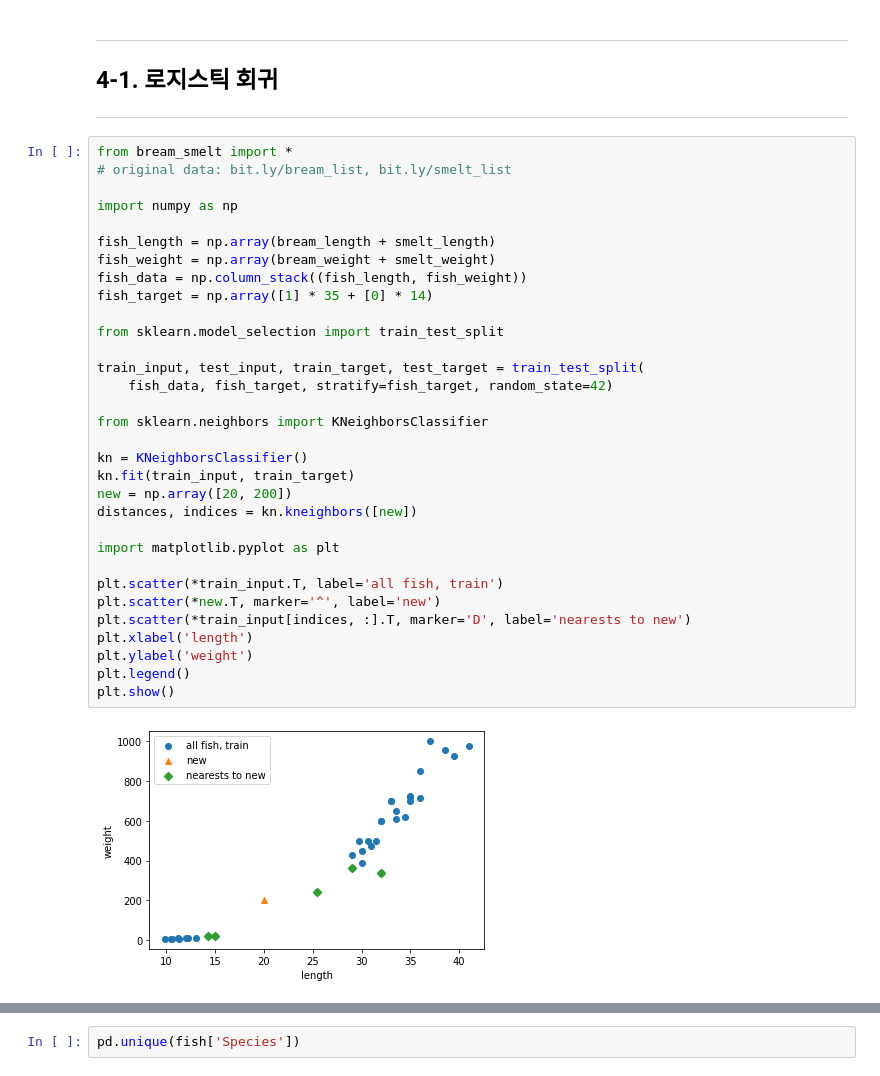
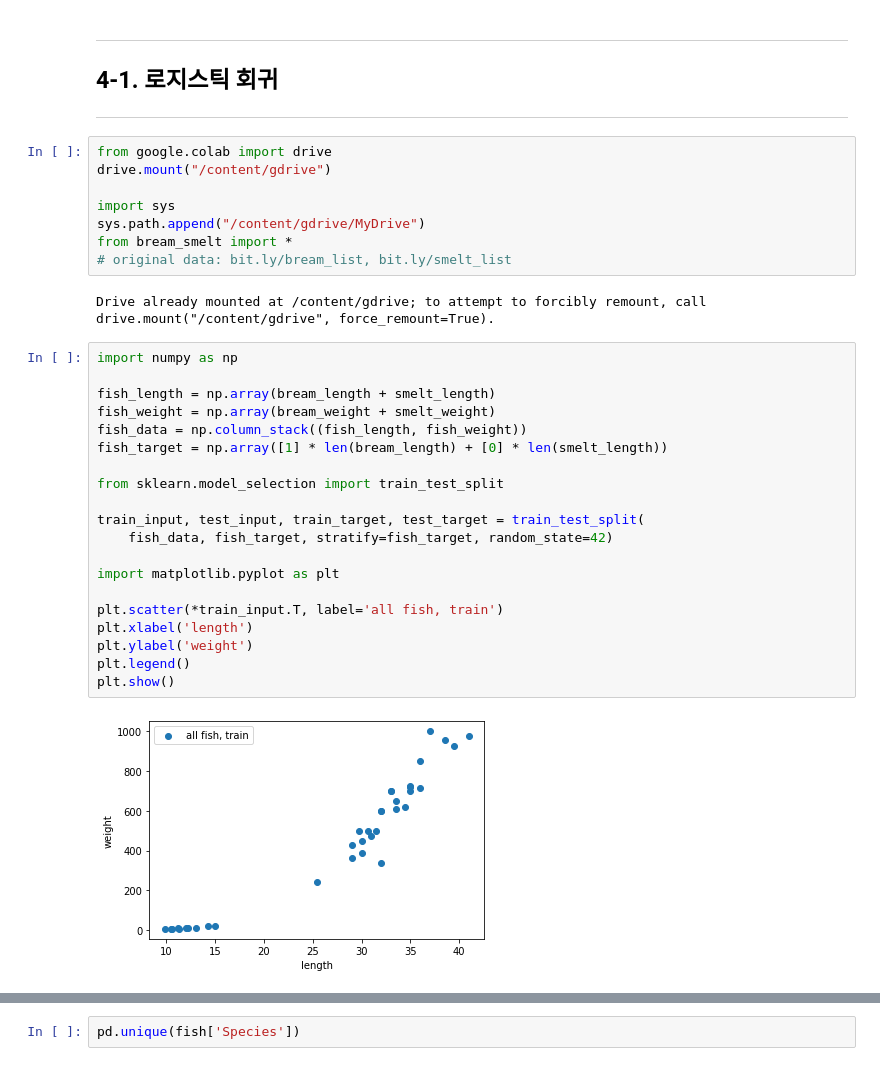
Before and after one commit to keizikang/self_study_mldl, a Jupyter notebook: 혼공머신_4장.ipynb, the cells around one changed output, grey strips where cells are left out. Saved outputs shown, nothing was run; the diff lists cells and outputs as text.

Commit message:
Colaboratory를 통해 생성됨

```diff
--- a/혼공머신_4장.ipynb
+++ b/혼공머신_4장.ipynb
@@ -7,37 +7,35 @@
 ## 4-1. 로지스틱 회귀
 
 ---
+# %%
+from google.colab import drive
+drive.mount("/content/gdrive")
+
+import sys
+sys.path.append("/content/gdrive/MyDrive")
+from bream_smelt import *
+# original data: bit.ly/bream_list, bit.ly/smelt_list
+# %% [output]
+Drive already mounted at /content/gdrive; to attempt to forcibly remount, call drive.mount("/content/gdrive", force_remount=True).
 # %%
-from bream_smelt import *
-# original data: bit.ly/bream_list, bit.ly/smelt_list
-
 import numpy as np
 
 fish_length = np.array(bream_length + smelt_length)
 fish_weight = np.array(bream_weight + smelt_weight)
 fish_data = np.column_stack((fish_length, fish_weight))
-fish_target = np.array([1] * 35 + [0] * 14)
+fish_target = np.array([1] * len(bream_length) + [0] * len(smelt_length))
 
 from sklearn.model_selection import train_test_split
 
 train_input, test_input, train_target, test_target = train_test_split(
     fish_data, fish_target, stratify=fish_target, random_state=42)
 
-from sklearn.neighbors import KNeighborsClassifier
-
-kn = KNeighborsClassifier()
-kn.fit(train_input, train_target)
-new = np.array([20, 200])
-distances, indices = kn.kneighbors([new])
-
 import matplotlib.pyplot as plt
 
 plt.scatter(*train_input.T, label='all fish, train')
-plt.scatter(*new.T, marker='^', label='new')
-plt.scatter(*train_input[indices, :].T, marker='D', label='nearests to new')
 plt.xlabel('length')
 plt.ylabel('weight')
 plt.legend()
 plt.show()
 # %% [output]
-[figure, old version]
+[figure, new version]
```
Also changed, not shown: parts of 18 cells of this notebook.
